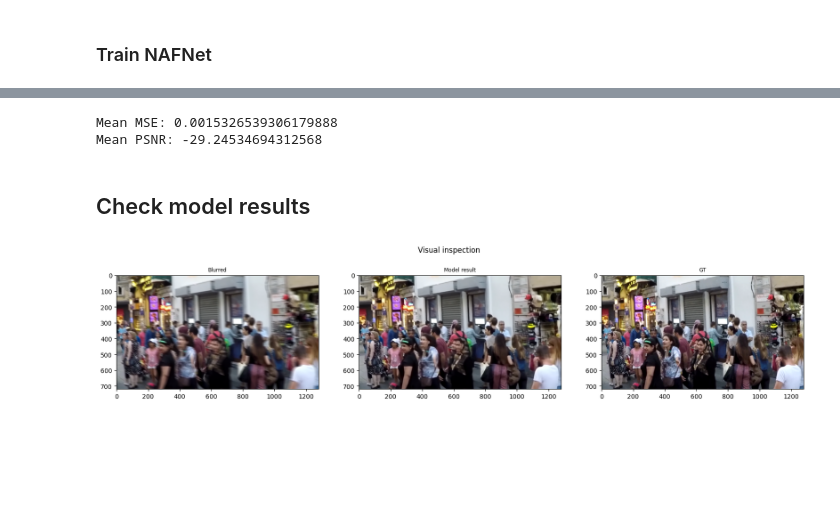
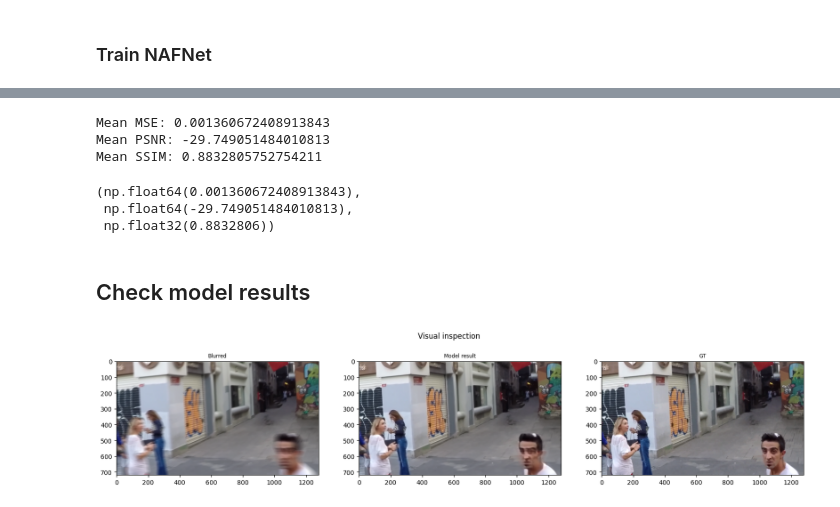
Before and after one commit to andreascoclet/Image-Deblurring-Nafnet, a Jupyter notebook: debluring_Nafnet.ipynb, the cells around one changed output, grey strips where cells are left out. Drawn from its saved outputs; the diff is of its cells as text; code cells hidden in the pictures; blank space fills up the shorter version.

```diff
--- a/debluring_Nafnet.ipynb
+++ b/debluring_Nafnet.ipynb
@@ -479,3 +290,0 @@ Epoch 12, MSELoss:  0.003082 , PSNR: -27.682383,  LR: 4.52802e-05
-# %%
-result,_ = test_model(model, device, test_dataloader)
-assert result <= 0.00235
@@ -485,18 +290,0 @@ Mean PSNR: -27.41946542881812
-# %%
-pics = test_dataset[0]
-blurred, gt = pics[0], pics[1]
-plt.figure(figsize=(20, 4))
-plt.suptitle("Visual inspection")
-plt.subplot(131)
-plt.title("Blurred")
-plt.imshow(blurred.permute(1, 2, 0))
-plt.subplot(132)
-plt.title("Model result")
-with torch.no_grad():
-    output = model(blurred.unsqueeze(0).to(device)).cpu().squeeze(0).permute(1, 2, 0).numpy()
-output = np.clip(output, 0, 1)
-plt.imshow(output)
-plt.subplot(133)
-plt.imshow(gt.permute(1, 2, 0))
-plt.title("GT")
-plt.show()
@@ -714,7 +485,7 @@ assert block(vec).shape == torch.Size([16, 64, 256, 256])
 # %%
 class GeneralizedNAFNet(nn.Module):
 
-    def __init__(self,NAFNetBlock, NAFNetDownBlock, NAFNetUpBlock, img_channel=3, width=16, middle_blk_num=1, enc_blk_nums=[], dec_blk_nums=[]):
+    def __init__(self,NAFNetBlock, NAFNetDownBlock, NAFNetUpBlock, img_channel=3, width=36, middle_blk_num=1, enc_blk_nums=[], dec_blk_nums=[]):
         super().__init__()
         self.intro = nn.Conv2d(in_channels=img_channel, out_channels=width, kernel_size=3, padding=1, stride=1, groups=1,
                               bias=True).to(device)
@@ -804,8 +574,9 @@ model = GeneralizedNAFNet(NAFNetBlock, NAFNetDownBlock, NAFNetUpBlock, enc_blk_n
 model = model.to(device)
 
 criterion = PSNRLoss()
-optimizer = torch.optim.Adam(model.parameters(), lr=1e-3)
+#criterion = nn.MSELoss()
+optimizer = torch.optim.Adam(model.parameters(), lr=1e-3, betas=(0.9, 0.9))
 use_grad_clip = True
 scheduler = get_scheduler(optimizer)
 
-train_model(model, train_dataloader, optimizer, criterion,scheduler, sch=True, num_epochs=128, use_grad_clip=use_grad_clip)
+train_model(model, train_dataloader, optimizer, criterion, scheduler, sch=True, num_epochs=200, use_grad_clip=use_grad_clip)
@@ -826,29 +583,32 @@ Epoch 12, MSELoss:  0.003209 , PSNR: -27.493995,  LR: 0.000452309
 # %%
 from utils import test_model
-result, psnr = test_model(model, device, test_dataloader)
-assert result <= 0.002
+test_model(model, device, test_dataloader)
 # %% [output]
-Mean MSE: 0.0015326539306179888
-Mean PSNR: -29.24534694312568
+Mean MSE: 0.001360672408913843
+Mean PSNR: -29.749051484010813
+Mean SSIM: 0.8832805752754211
+(np.float64(0.001360672408913843),
+ np.float64(-29.749051484010813),
+ np.float32(0.8832806))
 # %% [markdown]
 ## Check model results
 # %%
-pics = test_dataset[0]
+pics = test_dataset[2]
 blurred, gt = pics[0], pics[1]
 plt.figure(figsize=(20, 4))
 plt.suptitle("Visual inspection")
 plt.subplot(131)
 plt.title("Blurred")
 plt.imshow(blurred.permute(1, 2, 0))
 plt.subplot(132)
 plt.title("Model result")
 with torch.no_grad():
     output = model(blurred.unsqueeze(0).to(device)).cpu().squeeze(0).permute(1, 2, 0).numpy()
 output = np.clip(output, 0, 1)
 plt.imshow(output)
 plt.subplot(133)
 plt.imshow(gt.permute(1, 2, 0))
 plt.title("GT")
 plt.show()
 # %% [output]
-[figure, old version]
+[figure, new version]
```
Also changed, not shown: parts of 27 cells of this notebook, 3 other files.
